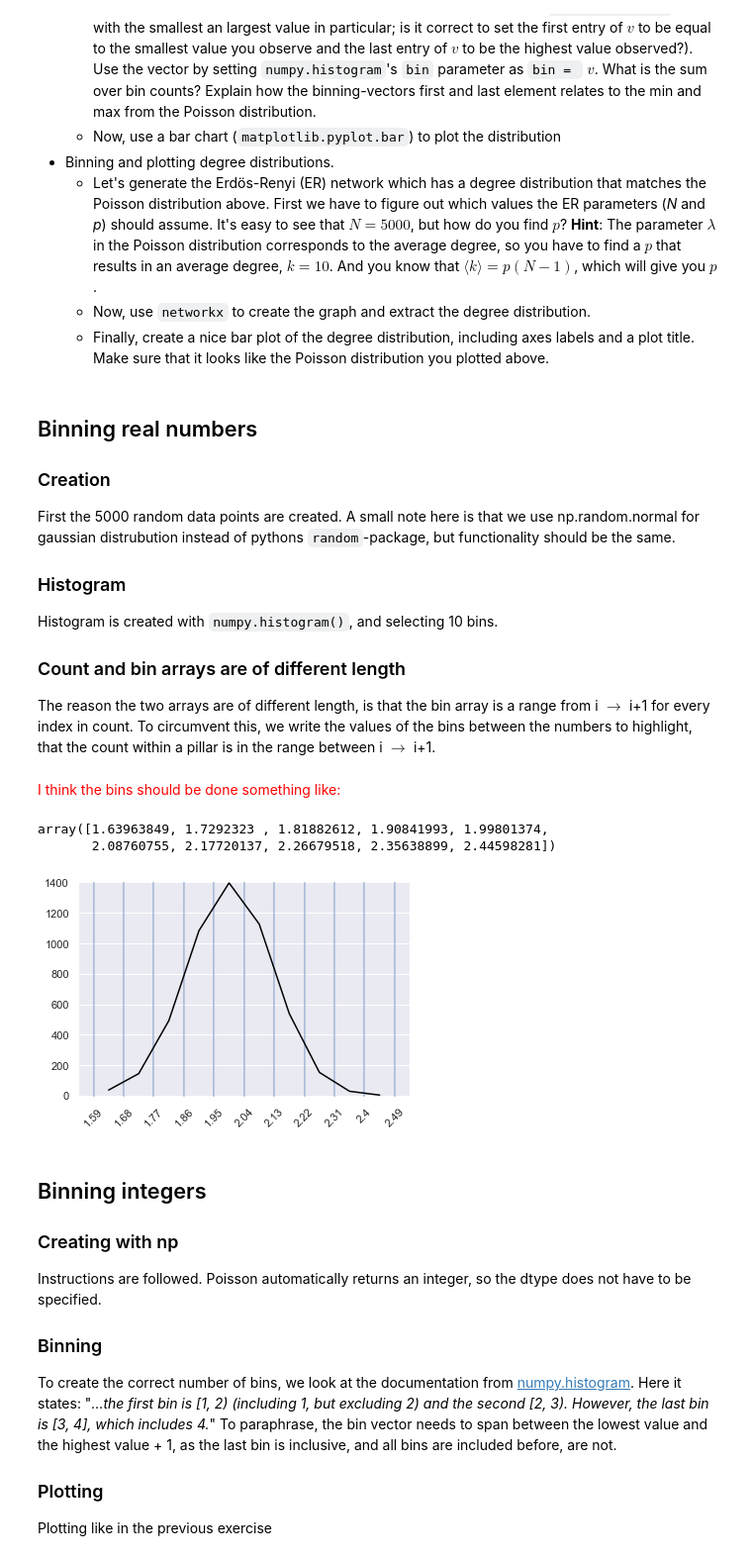
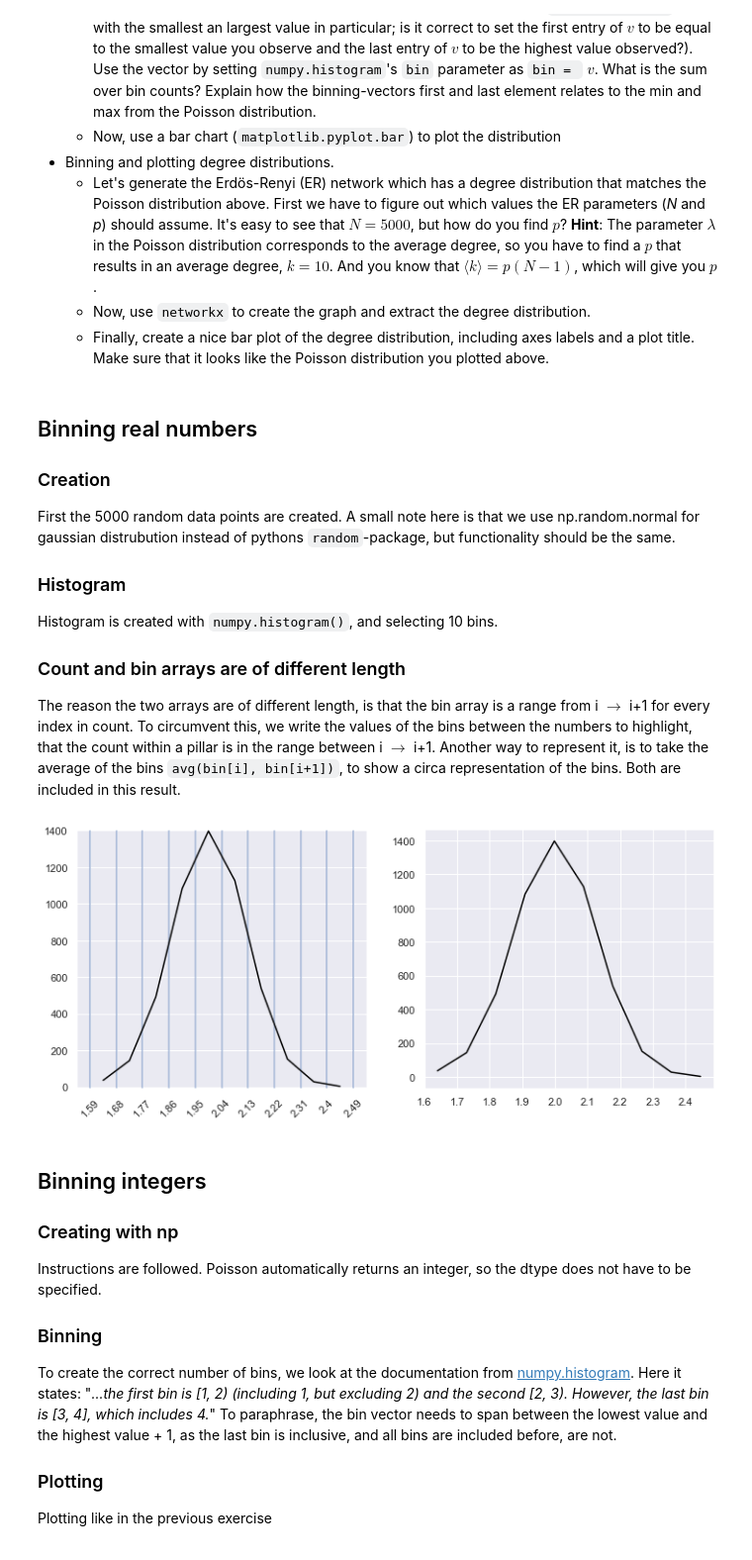
Before and after one commit to Moesen/socialgraphs2021, a Jupyter notebook: Assignment1/Assignment1Gustav.ipynb, the cells around one changed output. Shown at 99% size. Saved outputs shown, nothing was run; the diff lists cells and outputs as text; code cells hidden in the pictures.

````diff
--- a/Assignment1/Assignment1Gustav.ipynb
+++ b/Assignment1/Assignment1Gustav.ipynb
@@ -29,7 +29,7 @@ First the 5000 random data points are created. A small note here is that we use
 Histogram is created with ```numpy.histogram()```, and selecting 10 bins.
 
 ### Count and bin arrays are of different length
-The reason the two arrays are of different length, is that the bin array is a range from i $\to$ i+1 for every index in count. To circumvent this, we write the values of the bins between the numbers to highlight, that the count within a pillar is in the range between i $\to$ i+1.
+The reason the two arrays are of different length, is that the bin array is a range from i $\to$ i+1 for every index in count. To circumvent this, we write the values of the bins between the numbers to highlight, that the count within a pillar is in the range between i $\to$ i+1. Another way to represent it, is to take the average of the bins ```avg(bin[i], bin[i+1])```, to show a circa representation of the bins. Both are included in this result.
 # %%
 # Importing packages
 import numpy as np
@@ -39,43 +39,33 @@ import networkx as nx
 sns.set_style("darkgrid")
 sns.set()
 %matplotlib inline
-# %% [markdown]
-<font color="red"> I think the bins should be done something like: </font>
 # %%
+# Creating gaussian distributed numbers
 np.random.seed(42)
 mu, sigma, size = 2, 0.125, 5000
 numbers = np.random.normal(mu, sigma, size)
 
+# Creating histogram
 hist = np.histogram(numbers, bins=10)
 
+fig, (ax1, aleax) = plt.subplots(1, 2, figsize=(12, 5))
+
+# Plotting
+ax1.plot([x for x in range(10)], hist[0], color="black")
+bin_coords = [((x-.5)) for x in range(11)]
+ax1.vlines(bin_coords, -1000, 1500, alpha=.5)
+ax1.set_xticks(bin_coords)
+ax1.set_xticklabels(np.round(hist[1], 2), rotation=45)
+ax1.set_ylim(np.min(hist[0]) - 10, np.max(hist[0]) + 10)
+
 bins = hist[1]
+bins = (bins[:-1] + bins[1:])/2
+aleax.plot(bins, hist[0], color="black")
 
-bins = (bins[:-1] + bins[1:])/2
-bins
+
+plt.show()
 # %% [output]
-array([1.63963849, 1.7292323 , 1.81882612, 1.90841993, 1.99801374,
-       2.08760755, 2.17720137, 2.26679518, 2.35638899, 2.44598281])
+[figure, added]
-# %%
-# Creating gaussian distributed numbers
-np.random.seed(42)
-mu, sigma, size = 2, 0.125, 5000
-numbers = np.random.normal(mu, sigma, size)
-
-# Creating histogram
-hist = np.histogram(numbers, bins=10)
-
-# Plotting
-plt.plot([x for x in range(10)], hist[0], color="black")
-bin_coords = [((x-.5)) for x in range(11)]
-
-plt.vlines(bin_coords, -1000, 1500, alpha=.5)
-plt.xticks(bin_coords, np.round(hist[1], 2), rotation=45)
-
-plt.ylim(np.min(hist[0]) - 10, np.max(hist[0]) + 10)
-
-plt.show()
-# %% [output]
-[figure, removed]
 # %% [markdown]
 ## Binning integers
 ### Creating with np
````
Also changed, not shown: parts of 2 cells of this notebook.
